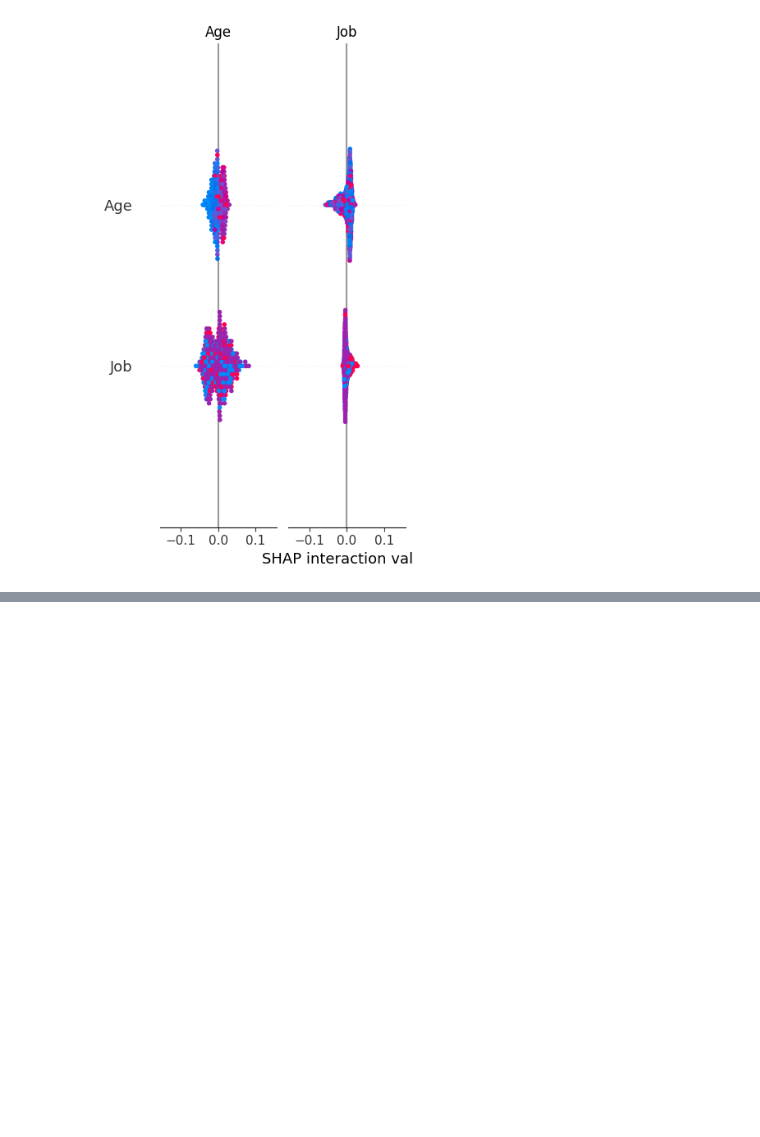
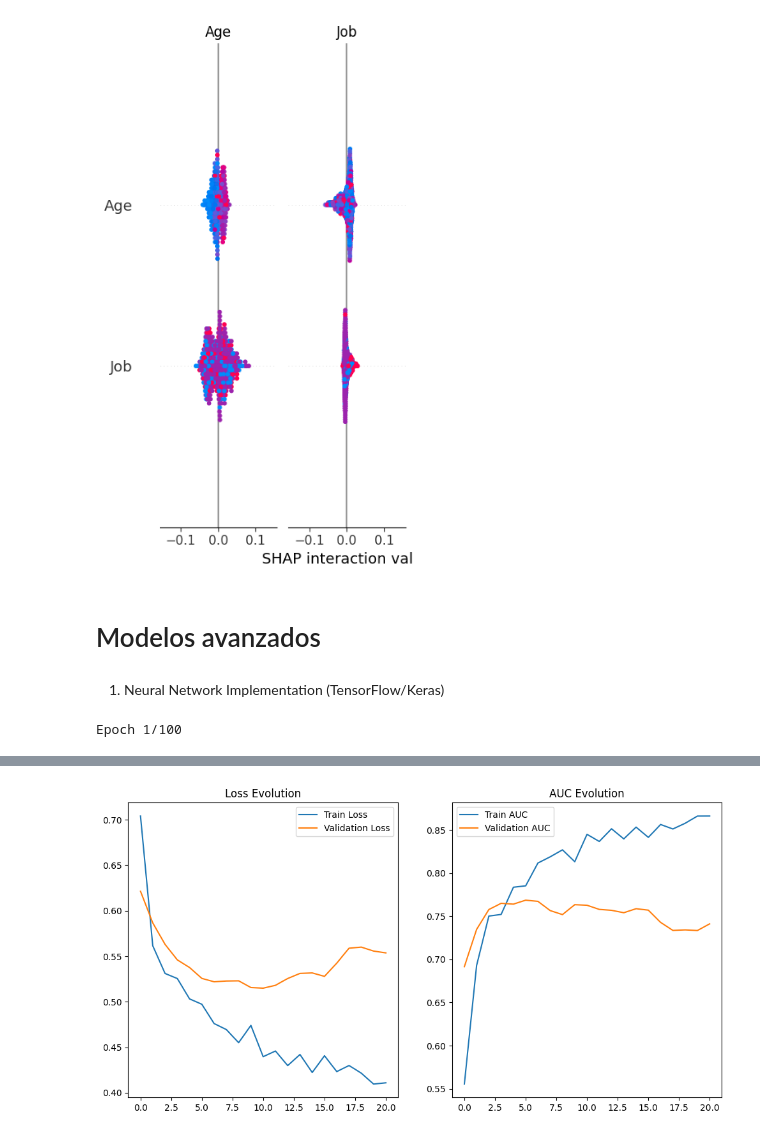
Before and after one commit to carlos1602/arquitectura-big-data, a Jupyter notebook: credit-risk-model/TFM.ipynb, the cells around one changed output, grey strips where cells are left out. Cells and saved outputs as stored; diff of their text form; code cells hidden in the pictures; blank space fills up the shorter version.

Commit message:
Ajustes de los modelos y de la arquitectura para aws formation

```diff
--- a/credit-risk-model/TFM.ipynb
+++ b/credit-risk-model/TFM.ipynb
@@ -572,3 +590,7 @@ if isinstance(best_model.named_steps['classifier'],
 # %% [output]
 <Figure size 1200x800 with 0 Axes>
 [figure]
+# %% [markdown]
+# Modelos avanzados
+# %% [markdown]
+1. Neural Network Implementation (TensorFlow/Keras)
@@ -574,0 +604,70 @@ if isinstance(best_model.named_steps['classifier'],
+# %%
+# Preprocess data specifically for neural network
+# Get feature names after preprocessing
+preprocessor.fit(X_train)
+X_train_preprocessed = preprocessor.transform(X_train)
+X_test_preprocessed = preprocessor.transform(X_test)
+
+# Get feature names
+numeric_features = ['Age', 'Job', 'Credit amount', 'Duration']
+categorical_features = ['Purpose', 'Sex', 'Housing', 'Saving accounts', 'Checking account', 'Age_cat']
+cat_feature_names = preprocessor.named_transformers_['cat'].get_feature_names_out(categorical_features)
+all_feature_names = numeric_features + list(cat_feature_names)
+
+# Standardize features
+scaler = StandardScaler()
+X_train_scaled = scaler.fit_transform(X_train_preprocessed)
+X_test_scaled = scaler.transform(X_test_preprocessed)
+
+# Build neural network
+model_nn = Sequential([
+    Dense(128, activation='relu', input_shape=(X_train_scaled.shape[1],)),
+    BatchNormalization(),
+    Dropout(0.3),
+    Dense(64, activation='relu'),
+    BatchNormalization(),
+    Dropout(0.2),
+    Dense(32, activation='relu'),
+    Dense(1, activation='sigmoid')
+])
+
+# Compile model
+model_nn.compile(optimizer=Adam(learning_rate=0.001),
+                loss='binary_crossentropy',
+                metrics=['accuracy',
+                        tf.keras.metrics.AUC(name='auc'),
+                        tf.keras.metrics.Recall(name='recall'),
+                        tf.keras.metrics.Precision(name='precision')])
+
+# Early stopping
+early_stop = EarlyStopping(monitor='val_loss', patience=10, restore_best_weights=True)
+
+# Train model
+history = model_nn.fit(X_train_scaled, y_train,
+                      validation_data=(X_test_scaled, y_test),
+                      epochs=100,
+                      batch_size=32,
+                      callbacks=[early_stop],
+                      verbose=1)
+
+# Plot training history
+plt.figure(figsize=(12, 6))
+plt.subplot(1, 2, 1)
+plt.plot(history.history['loss'], label='Train Loss')
+plt.plot(history.history['val_loss'], label='Validation Loss')
+plt.title('Loss Evolution')
+plt.legend()
+
+plt.subplot(1, 2, 2)
+plt.plot(history.history['auc'], label='Train AUC')
+plt.plot(history.history['val_auc'], label='Validation AUC')
+plt.title('AUC Evolution')
+plt.legend()
+plt.show()
+
+# Evaluate neural network
+y_pred_nn = (model_nn.predict(X_test_scaled) > 0.5).astype(int)
+print("\nNeural Network Classification Report:")
+print(classification_report(y_test, y_pred_nn))
+# %% [output]
+Epoch 1/100
@@ -574,0 +691 @@ if isinstance(best_model.named_steps['classifier'],
+[figure, added]
```
Also changed, not shown: parts of 11 cells of this notebook, 3 other files.
